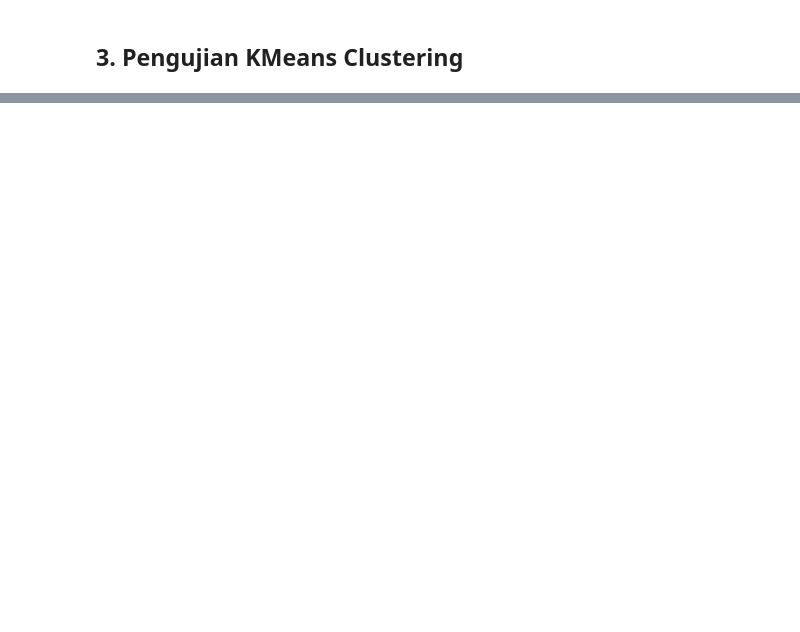
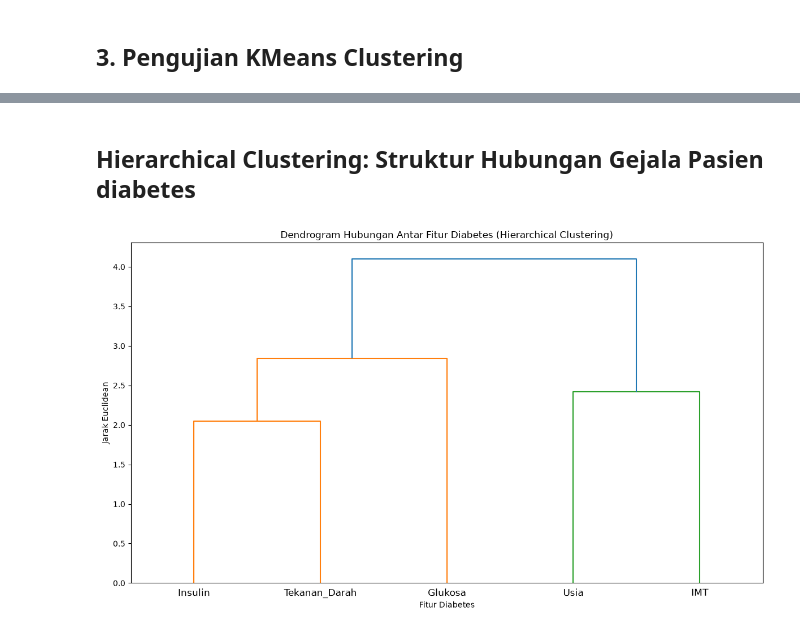
Before and after one commit to jbintarto-ai/ClassDatascience, a Jupyter notebook: Soal.ipynb, the cells around one changed output, grey strips where cells are left out. Saved outputs shown, nothing was run; the diff lists cells and outputs as text; code cells hidden in the pictures; blank space fills up the shorter version.

```diff
--- a/Soal.ipynb
+++ b/Soal.ipynb
@@ -39,0 +127,45 @@ display(df_diabetes.head())
+# %% [markdown]
+## Hierarchical Clustering: Struktur Hubungan Gejala Pasien diabetes
+# %%
+import matplotlib.pyplot as plt
+from scipy.cluster.hierarchy import dendrogram, linkage
+from sklearn.preprocessing import StandardScaler
+import pandas as pd
+
+# 1. Pilih fitur yang relevan dari new_patient_data
+# Menggunakan 'Glukosa', 'Tekanan_Darah', 'IMT', 'Insulin', 'Usia' sebagai 'gejala'
+features_for_hc = ['Glukosa', 'Tekanan_Darah', 'IMT', 'Insulin', 'Usia']
+df_diabetes_features = new_patient_data[features_for_hc]
+
+# 2. Standardisasi data fitur
+# Penting untuk Hierarchical Clustering dengan data numerik untuk memberikan bobot yang sama pada setiap fitur
+scaler_hc = StandardScaler()
+df_scaled_hc = scaler_hc.fit_transform(df_diabetes_features)
+
+# Konversi kembali ke DataFrame untuk mempertahankan nama fitur
+df_scaled_hc = pd.DataFrame(df_scaled_hc, columns=features_for_hc)
+
+# Untuk melakukan Hierarchical Clustering pada FEATURES, kita perlu mentranspose DataFrame
+# sehingga fitur menjadi 'observasi' yang akan diklusterkan.
+df_scaled_hc_transposed = df_scaled_hc.T
+
+# 3. Lakukan Hierarchical Clustering pada fitur yang telah ditranspose
+# Menggunakan 'euclidean' sebagai metrik jarak dan 'ward' sebagai metode linkage
+linked_diabetes_features = linkage(df_scaled_hc_transposed, method='ward', metric='euclidean')
+
+# 4. Visualisasikan Struktur Hubungan Gejala dengan Dendrogram
+plt.figure(figsize=(12, 7))
+dendrogram(
+    linked_diabetes_features,
+    orientation='top',
+    labels=df_diabetes_features.columns, # Menggunakan nama fitur sebagai label
+    distance_sort='descending',
+    show_leaf_counts=True
+)
+plt.title('Dendrogram Hubungan Antar Fitur Diabetes (Hierarchical Clustering)')
+plt.xlabel('Fitur Diabetes')
+plt.ylabel('Jarak Euclidean')
+plt.tight_layout()
+plt.show()
+# %% [output]
+[figure, added]
```
Also changed, not shown: parts of 4 cells of this notebook, 1 other file.
